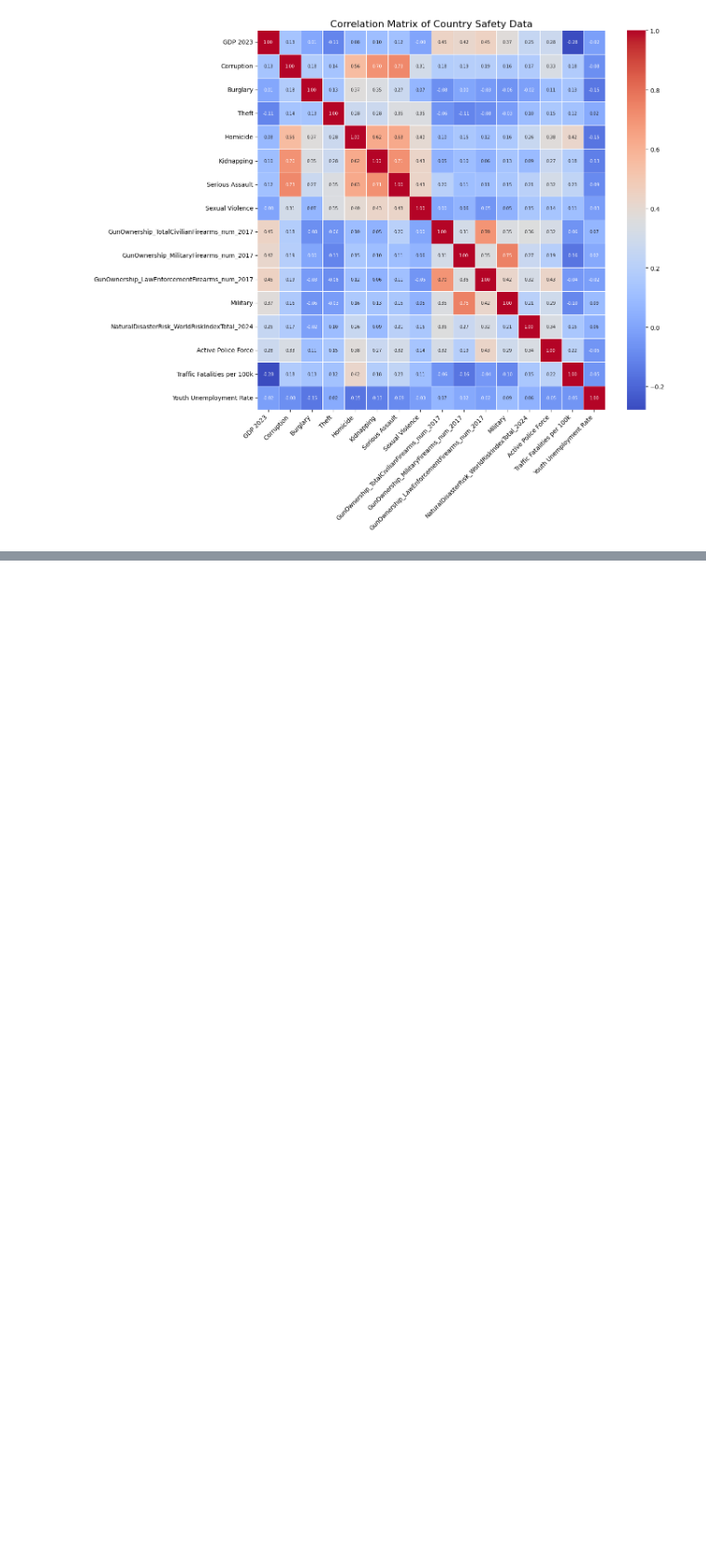
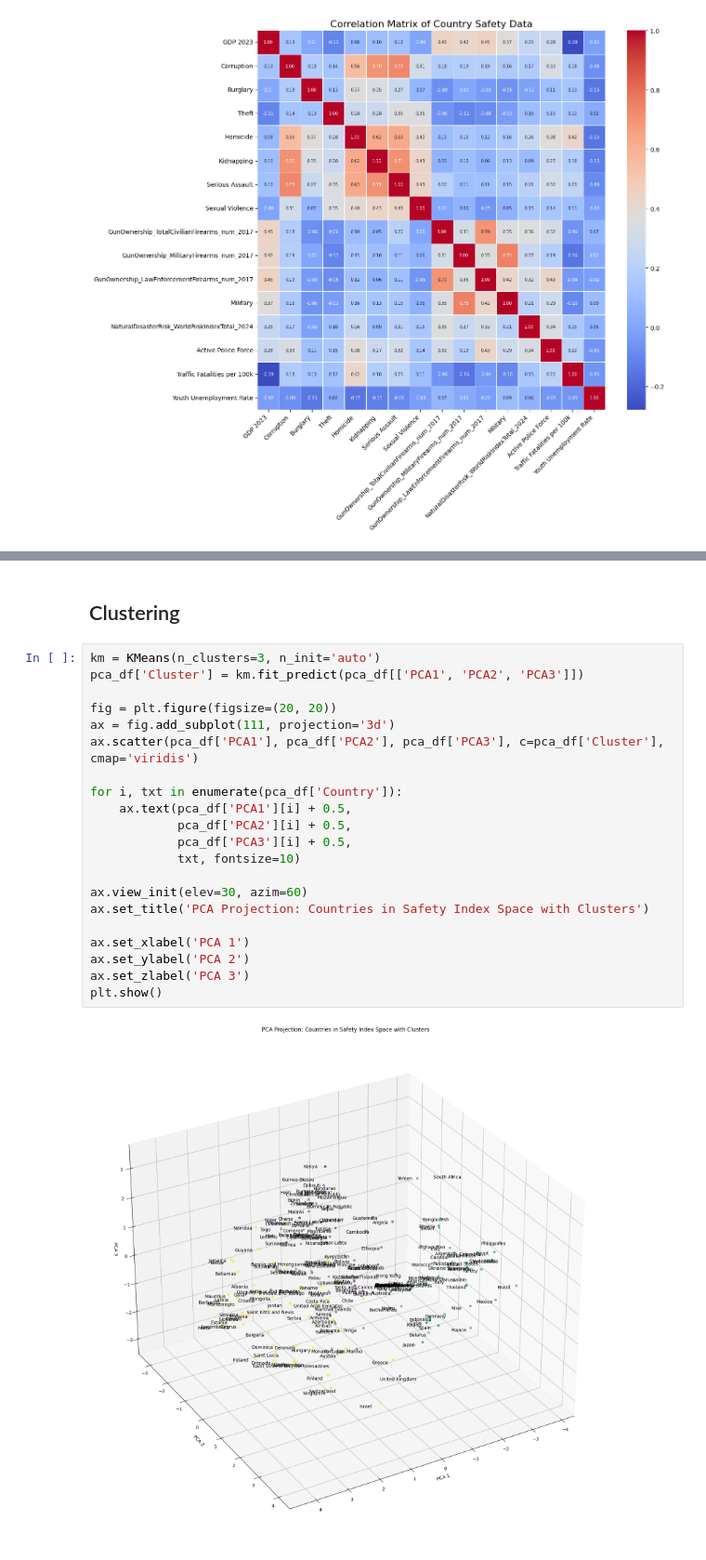
Before and after one commit to JasNjoku/Data-Analysis-CA, a Jupyter notebook: index_building.ipynb, the cells around one changed output, grey strips where cells are left out. Shown at 93% size. Cells and saved outputs as stored; diff of their text form; blank space fills up the shorter version.

```diff
--- a/index_building.ipynb
+++ b/index_building.ipynb
@@ -636,0 +760,25 @@ plt.show()
+# %% [markdown]
+## Clustering
+# %%
+km = KMeans(n_clusters=3, n_init='auto')
+pca_df['Cluster'] = km.fit_predict(pca_df[['PCA1', 'PCA2', 'PCA3']])
+
+fig = plt.figure(figsize=(20, 20))
+ax = fig.add_subplot(111, projection='3d')
+ax.scatter(pca_df['PCA1'], pca_df['PCA2'], pca_df['PCA3'], c=pca_df['Cluster'], cmap='viridis')
+
+for i, txt in enumerate(pca_df['Country']):
+    ax.text(pca_df['PCA1'][i] + 0.5,
+            pca_df['PCA2'][i] + 0.5,
+            pca_df['PCA3'][i] + 0.5,
+            txt, fontsize=10)
+
+ax.view_init(elev=30, azim=60)
+ax.set_title('PCA Projection: Countries in Safety Index Space with Clusters')
+
+ax.set_xlabel('PCA 1')
+ax.set_ylabel('PCA 2')
+ax.set_zlabel('PCA 3')
+plt.show()
+# %% [output]
+[figure, added]
```
Also changed, not shown: parts of 15 cells of this notebook, 1 other file.
